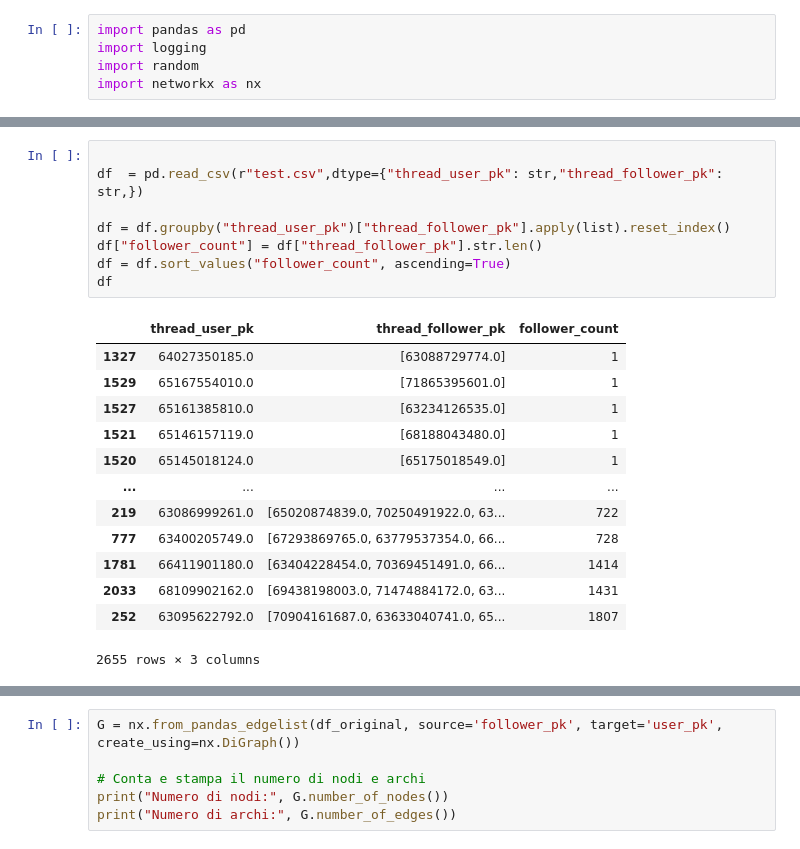
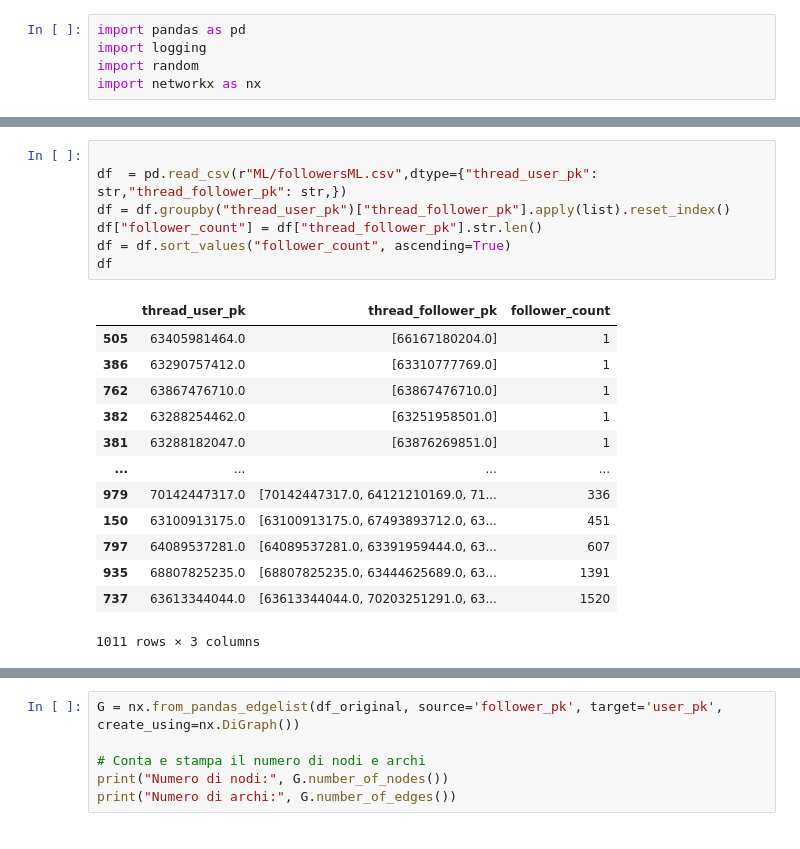
Before and after one commit to Alexis2628/progettoasnm, a Jupyter notebook: Code/data_extraction/Test_Graph.ipynb, the cells around one changed output, grey strips where cells are left out. Saved outputs shown, nothing was run; the diff lists cells and outputs as text.

```diff
--- a/Code/data_extraction/Test_Graph.ipynb
+++ b/Code/data_extraction/Test_Graph.ipynb
@@ -58,25 +56,24 @@ print(len(graph.edges))
 # %%
 
-df  = pd.read_csv(r"test.csv",dtype={"thread_user_pk": str,"thread_follower_pk": str,})
-
+df  = pd.read_csv(r"ML/followersML.csv",dtype={"thread_user_pk": str,"thread_follower_pk": str,})
 df = df.groupby("thread_user_pk")["thread_follower_pk"].apply(list).reset_index()
 df["follower_count"] = df["thread_follower_pk"].str.len()
 df = df.sort_values("follower_count", ascending=True)
 df
 # %% [output]
 |  | thread_user_pk | thread_follower_pk | follower_count |
-| 1327 | 64027350185.0 | [63088729774.0] | 1 |
-| 1529 | 65167554010.0 | [71865395601.0] | 1 |
-| 1527 | 65161385810.0 | [63234126535.0] | 1 |
-| 1521 | 65146157119.0 | [68188043480.0] | 1 |
-| 1520 | 65145018124.0 | [65175018549.0] | 1 |
+| 505 | 63405981464.0 | [66167180204.0] | 1 |
+| 386 | 63290757412.0 | [63310777769.0] | 1 |
+| 762 | 63867476710.0 | [63867476710.0] | 1 |
+| 382 | 63288254462.0 | [63251958501.0] | 1 |
+| 381 | 63288182047.0 | [63876269851.0] | 1 |
 | ... | ... | ... | ... |
-| 219 | 63086999261.0 | [65020874839.0, 70250491922.0, 63... | 722 |
-| 777 | 63400205749.0 | [67293869765.0, 63779537354.0, 66... | 728 |
-| 1781 | 66411901180.0 | [63404228454.0, 70369451491.0, 66... | 1414 |
-| 2033 | 68109902162.0 | [69438198003.0, 71474884172.0, 63... | 1431 |
-| 252 | 63095622792.0 | [70904161687.0, 63633040741.0, 65... | 1807 |
+| 979 | 70142447317.0 | [70142447317.0, 64121210169.0, 71... | 336 |
+| 150 | 63100913175.0 | [63100913175.0, 67493893712.0, 63... | 451 |
+| 797 | 64089537281.0 | [64089537281.0, 63391959444.0, 63... | 607 |
+| 935 | 68807825235.0 | [68807825235.0, 63444625689.0, 63... | 1391 |
+| 737 | 63613344044.0 | [63613344044.0, 70203251291.0, 63... | 1520 |
-2655 rows × 3 columns
+1011 rows × 3 columns
 # %%
 import pandas as pd
 
```
Also changed, not shown: parts of 4 cells of this notebook, 8 other files.
